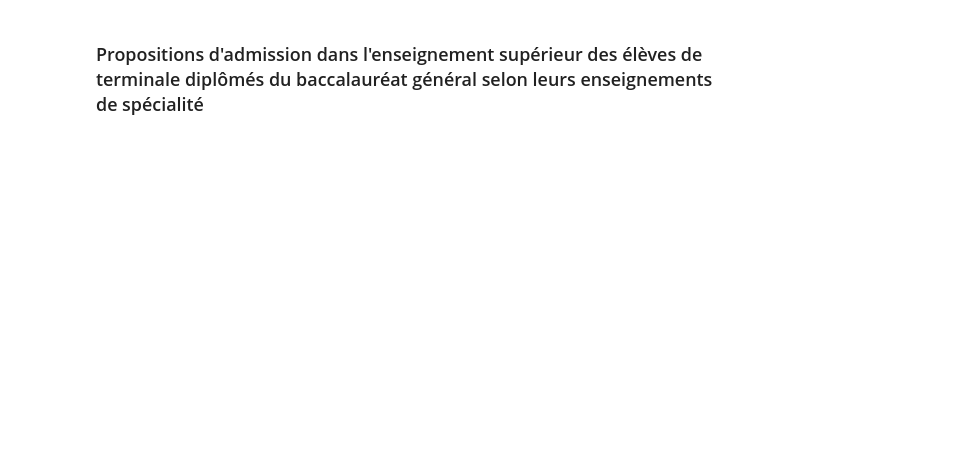
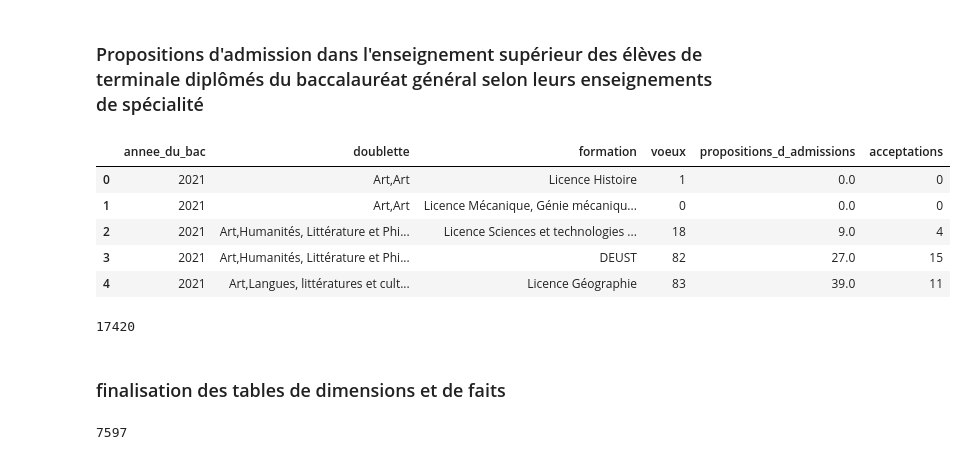
Before and after one commit to laura-lucchini/Analyse-Parcoursup, a Jupyter notebook: projet_parcoursup.ipynb, the cells around one changed output. Cells and saved outputs as stored; diff of their text form; code cells hidden in the pictures; blank space fills up the shorter version.

```diff
--- a/projet_parcoursup.ipynb
+++ b/projet_parcoursup.ipynb
@@ -308,2 +505,33 @@ le DataFrame concaténé contient 104274 lignes
 # %% [markdown]
 ### Propositions d'admission dans l'enseignement supérieur des élèves de terminale diplômés du baccalauréat général selon leurs enseignements de spécialité
+# %%
+dim_admissions = pd.read_parquet("sources_brutes/fr-esr-parcoursup-enseignements-de-specialite-bacheliers-generaux-2.parquet")
+
+dim_admissions.head()
+# %% [output]
+|  | annee_du_bac | doublette | formation | voeux | propositions_d_admissions | acceptations |
+| 0 | 2021 | Art,Art | Licence Histoire | 1 | 0.0 | 0 |
+| 1 | 2021 | Art,Art | Licence Mécanique, Génie mécaniqu... | 0 | 0.0 | 0 |
+| 2 | 2021 | Art,Humanités, Littérature et Phi... | Licence Sciences et technologies ... | 18 | 9.0 | 4 |
+| 3 | 2021 | Art,Humanités, Littérature et Phi... | DEUST | 82 | 27.0 | 15 |
+| 4 | 2021 | Art,Langues, littératures et cult... | Licence Géographie | 83 | 39.0 | 11 |
+# %%
+len(dim_admissions)
+# %% [output]
+17420
+# %% [markdown]
+### finalisation des tables de dimensions et de faits
+# %%
+#création de la table établissements:
+
+col_etablissements = ['Identifiant Etablissement', 'nom de l établissement',
+       'Type d établissement','Région',
+       'Département', 'Commune','Site internet de l établissement', 'etab_gps']
+
+dim_etablissements = carto[col_etablissements]
+
+dim_etablissements = dim_etablissements.drop_duplicates(subset='Identifiant Etablissement')
+
+len(dim_etablissements)
+# %% [output]
+7597
```
Also changed, not shown: parts of 14 cells of this notebook, 6 other files.
